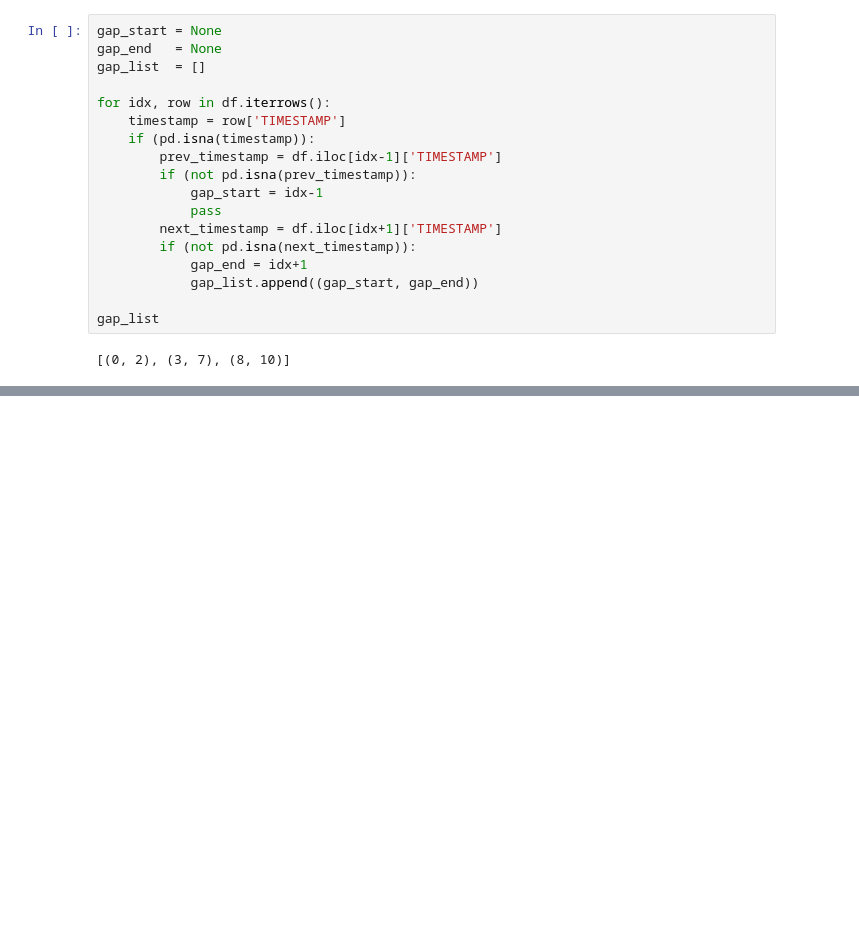
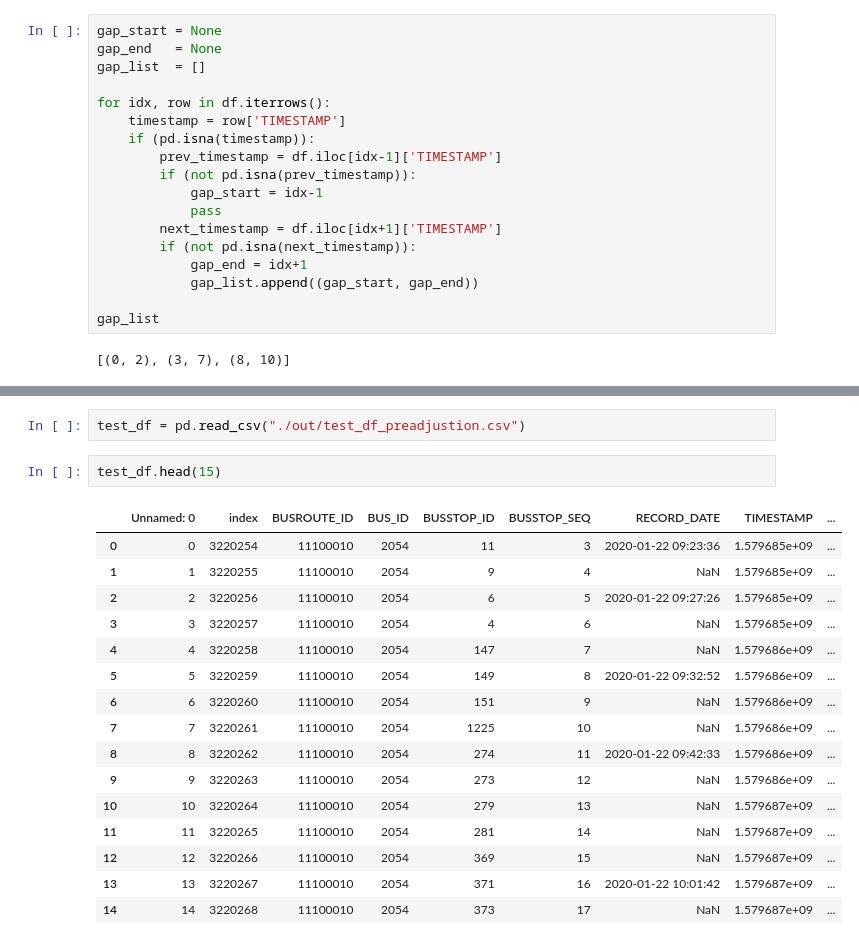
Before and after one commit to sharavsambuu/kaggle-datanomads-bus-arrival, a Jupyter notebook: Rescale timestamp list.ipynb, the cells around one changed output, grey strips where cells are left out. Saved outputs shown, nothing was run; the diff lists cells and outputs as text; blank space fills up the shorter version.

```diff
--- a/Rescale timestamp list.ipynb
+++ b/Rescale timestamp list.ipynb
@@ -201,3 +201,24 @@ df
 | 8 | 1.585438e+09 | 2020-03-29 07:25:51.687226 | 1.585438e+09 | 1.585438e+09 | 2020-03-29 07:25:51.687226 | 2020-03-29 07:28:12.128698 |
 | 9 | NaN | NaT | 1.585438e+09 | 1.585438e+09 | 2020-03-29 07:26:21.687226 | 2020-03-29 07:29:00.289233 |
 | 10 | 1.585438e+09 | 2020-03-29 07:26:58.687226 | 1.585438e+09 | 1.585438e+09 | 2020-03-29 07:26:58.687226 | 2020-03-29 07:29:59.687226 |
+# %%
+test_df = pd.read_csv("./out/test_df_preadjustion.csv")
+# %%
+test_df.head(15)
+# %% [output]
+|  | Unnamed: 0 | index | BUSROUTE_ID | BUS_ID | BUSSTOP_ID | BUSSTOP_SEQ | RECORD_DATE | TIMESTAMP | ... |
+| 0 | 0 | 3220254 | 11100010 | 2054 | 11 | 3 | 2020-01-22 09:23:36 | 1.579685e+09 | ... |
+| 1 | 1 | 3220255 | 11100010 | 2054 | 9 | 4 | NaN | 1.579685e+09 | ... |
+| 2 | 2 | 3220256 | 11100010 | 2054 | 6 | 5 | 2020-01-22 09:27:26 | 1.579685e+09 | ... |
+| 3 | 3 | 3220257 | 11100010 | 2054 | 4 | 6 | NaN | 1.579685e+09 | ... |
+| 4 | 4 | 3220258 | 11100010 | 2054 | 147 | 7 | NaN | 1.579686e+09 | ... |
+| 5 | 5 | 3220259 | 11100010 | 2054 | 149 | 8 | 2020-01-22 09:32:52 | 1.579686e+09 | ... |
+| 6 | 6 | 3220260 | 11100010 | 2054 | 151 | 9 | NaN | 1.579686e+09 | ... |
+| 7 | 7 | 3220261 | 11100010 | 2054 | 1225 | 10 | NaN | 1.579686e+09 | ... |
+| 8 | 8 | 3220262 | 11100010 | 2054 | 274 | 11 | 2020-01-22 09:42:33 | 1.579686e+09 | ... |
+| 9 | 9 | 3220263 | 11100010 | 2054 | 273 | 12 | NaN | 1.579686e+09 | ... |
+| 10 | 10 | 3220264 | 11100010 | 2054 | 279 | 13 | NaN | 1.579687e+09 | ... |
+| 11 | 11 | 3220265 | 11100010 | 2054 | 281 | 14 | NaN | 1.579687e+09 | ... |
+| 12 | 12 | 3220266 | 11100010 | 2054 | 369 | 15 | NaN | 1.579687e+09 | ... |
+| 13 | 13 | 3220267 | 11100010 | 2054 | 371 | 16 | 2020-01-22 10:01:42 | 1.579687e+09 | ... |
+| 14 | 14 | 3220268 | 11100010 | 2054 | 373 | 17 | NaN | 1.579687e+09 | ... |
```
Also changed, not shown: parts of 6 cells of this notebook.
